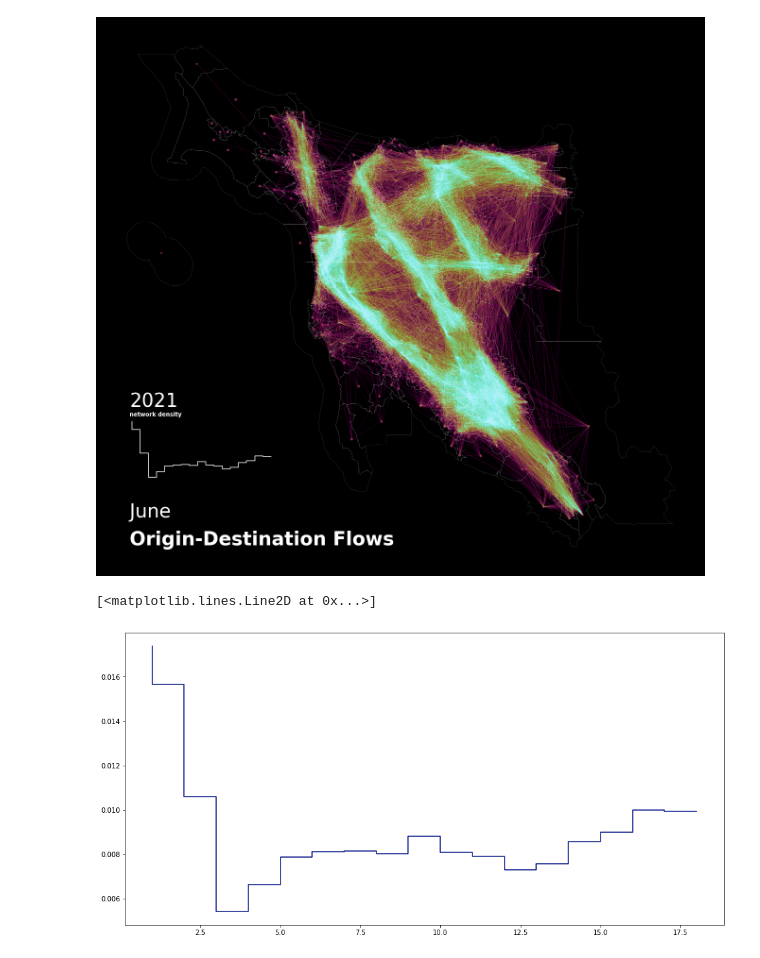
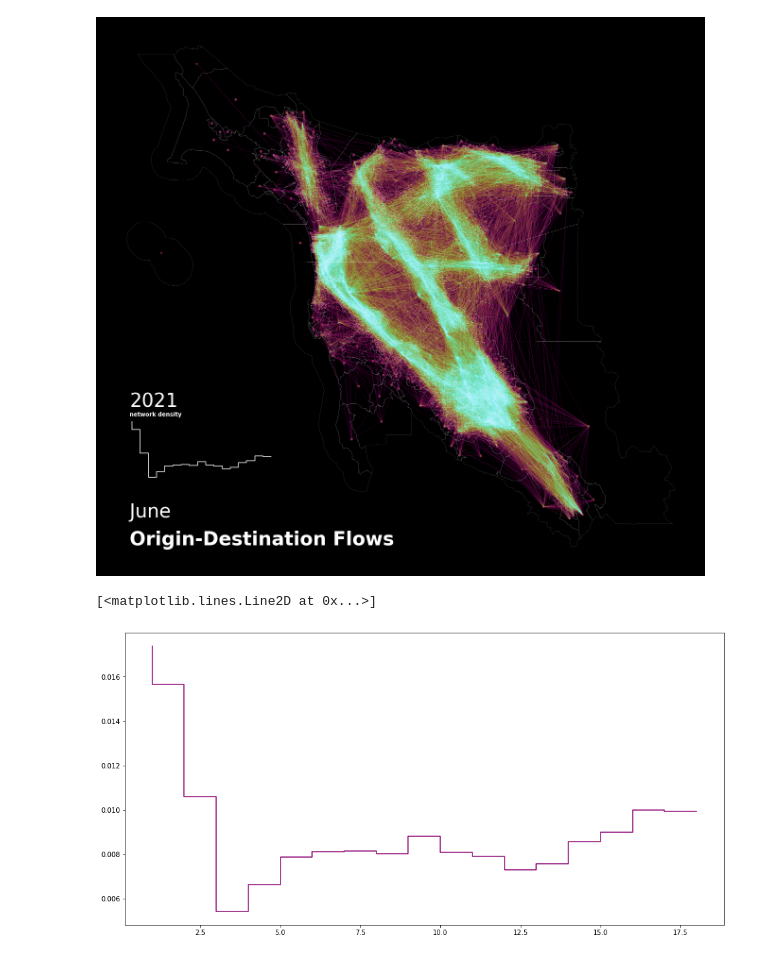
Before and after one commit to asrenninger/networks, a Jupyter notebook: python/bay.ipynb, the cells around one changed output. Cells and saved outputs as stored; diff of their text form; code cells hidden in the pictures.

```diff
--- a/python/bay.ipynb
+++ b/python/bay.ipynb
@@ -338,10 +338,10 @@ for period in np.sort(edges.month.unique()):
 # %%
 fig, ax = plt.subplots(figsize=(16, 8))
 
-ax.step(x=np.arange(1, len(density) + 1), y=density, color=palette['bmy'][5])
+ax.step(x=np.arange(1, len(density) + 1), y=density, color=scico.hawaii[0])
 # %% [output]
 [<matplotlib.lines.Line2D at 0x...>]
-[figure, old version]
+[figure, new version]
 # %%
 edges['poi_county'] = edges.target.astype('str').str.slice(stop=4).str.pad(fillchar="0", side='left', width=5)
 edges['home_county'] = edges.focal.astype('str').str.slice(stop=4).str.pad(fillchar="0", side='left', width=5)
```
Also changed, not shown: parts of 1 cell of this notebook.
